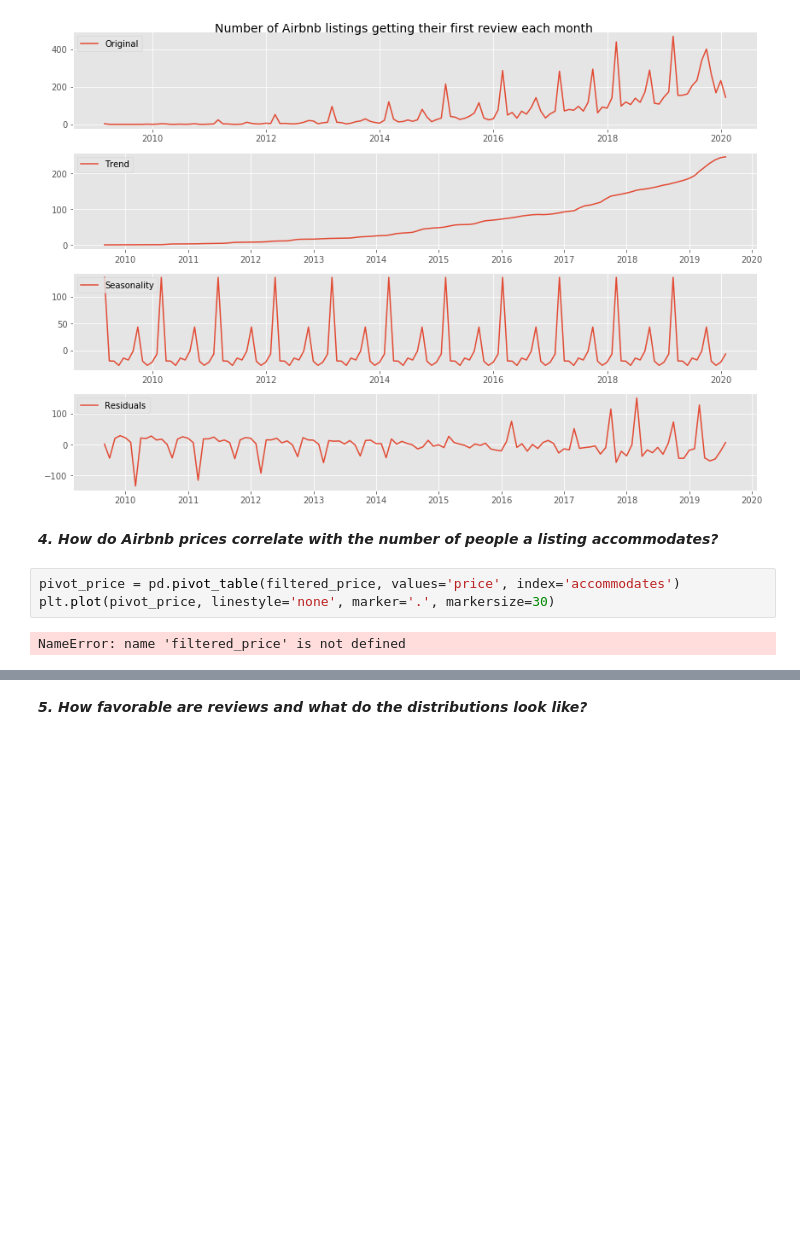
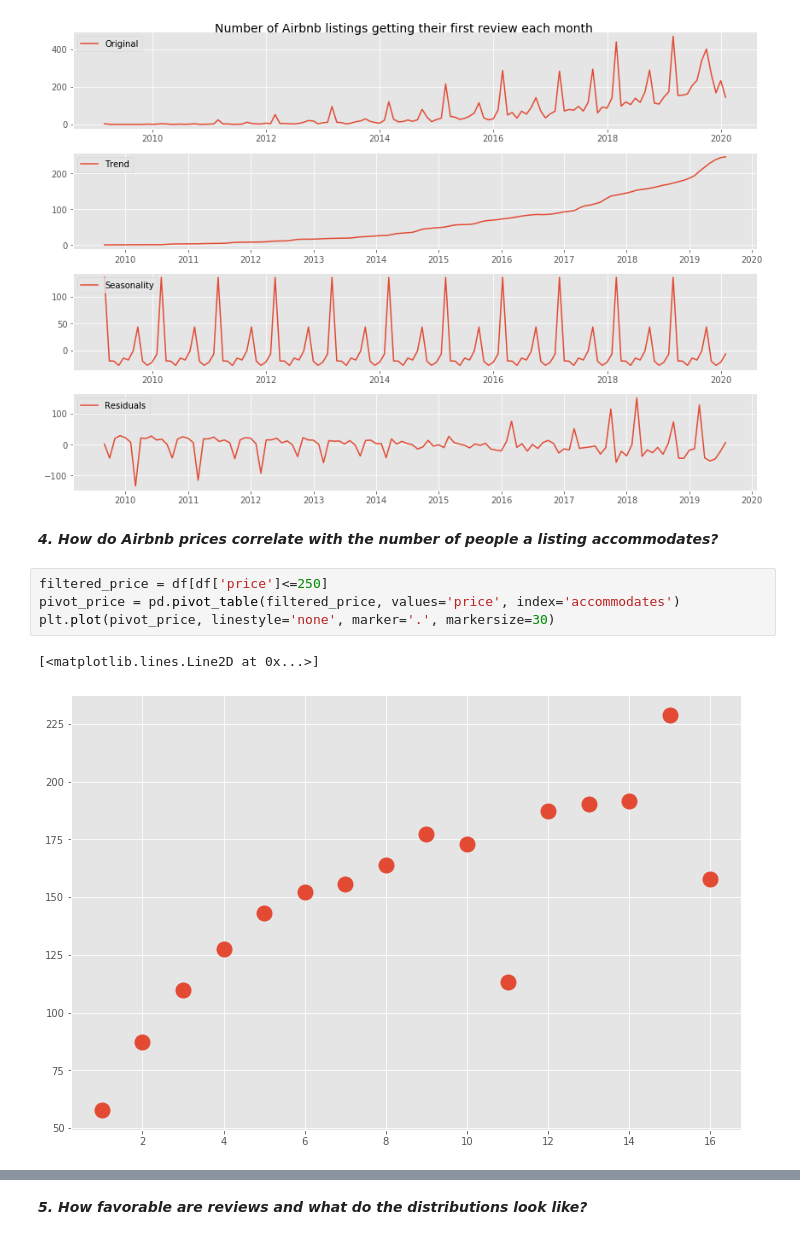
Before and after one commit to Z-Palamara/Capstone_1, a Jupyter notebook: Capstone 1 - EDA.ipynb, the cells around one changed output, grey strips where cells are left out. Saved outputs shown, nothing was run; the diff lists cells and outputs as text; blank space fills up the shorter version.

```diff
--- a/Capstone 1 - EDA.ipynb
+++ b/Capstone 1 - EDA.ipynb
@@ -181,10 +181,12 @@ decompose_time_series(ts_first_review, title='Number of Airbnb listings getting
 _**4. How do Airbnb prices correlate with the number of people a listing
 accommodates?**_
 # %%
+filtered_price = df[df['price']<=250]
 pivot_price = pd.pivot_table(filtered_price, values='price', index='accommodates')
 plt.plot(pivot_price, linestyle='none', marker='.', markersize=30)
 # %% [output]
-NameError: name 'filtered_price' is not defined
+[<matplotlib.lines.Line2D at 0x...>]
+[figure, added]
 # %%
 pivot_price = pd.pivot_table(filtered_price, values='price', index='accommodates', aggfunc='median')
 plt.plot(pivot_price, linestyle='none', marker='.', markersize=30, color='b')
```
Also changed, not shown: parts of 8 cells of this notebook.
